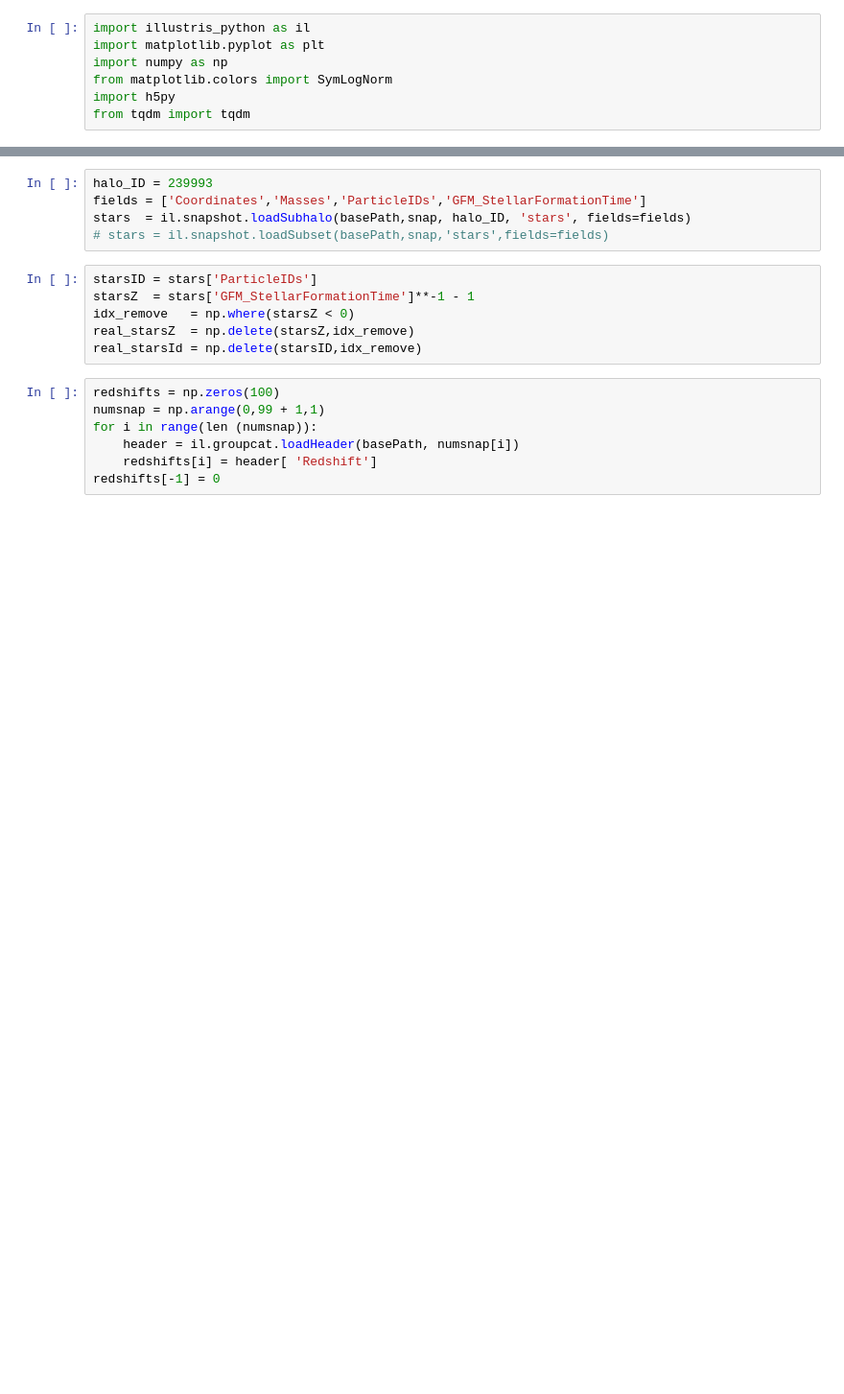
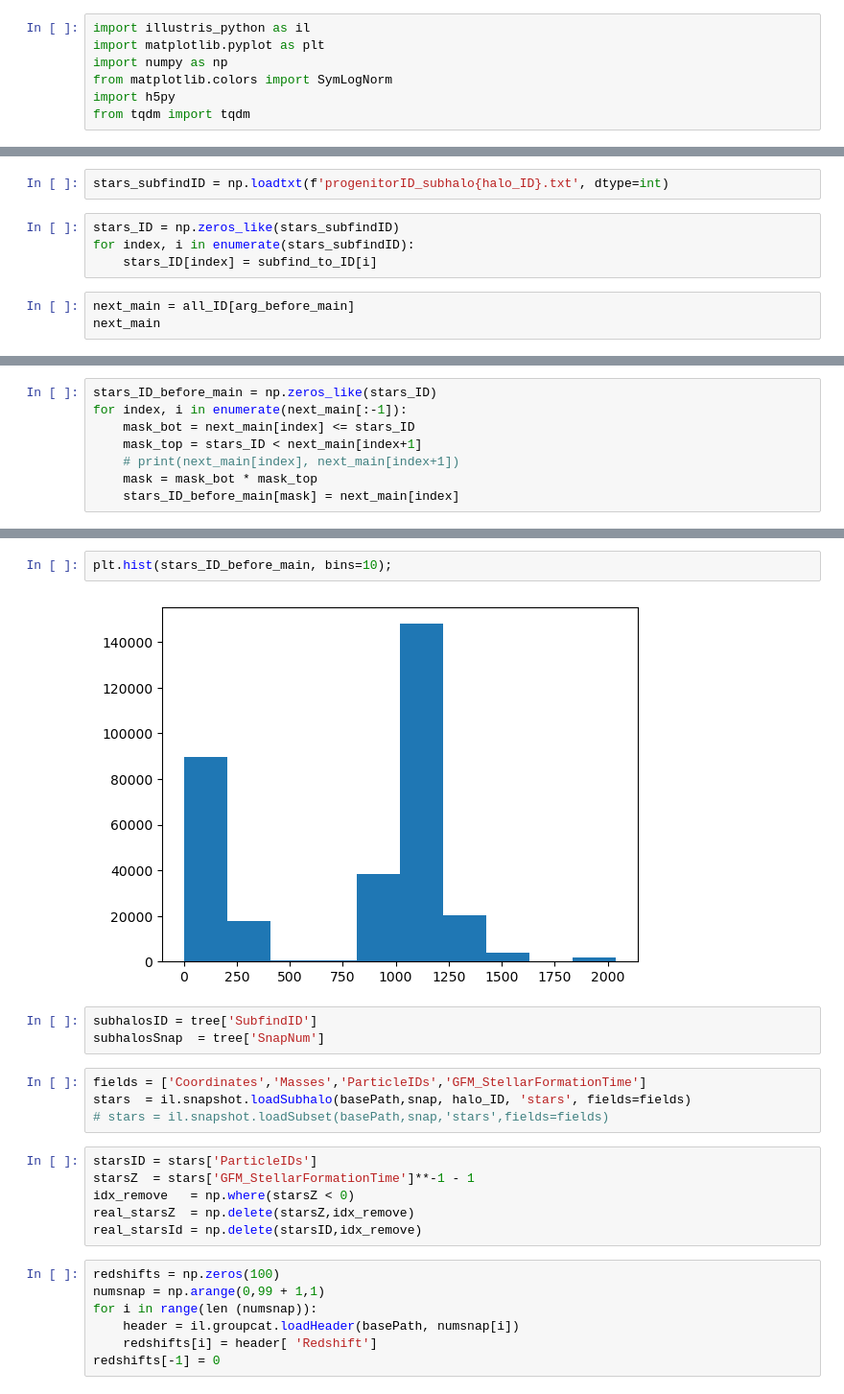
Before and after one commit to David-Chemaly/Stream_Finder, a Jupyter notebook: IllustrisHub.ipynb, the cells around one changed output, grey strips where cells are left out. Shown at 96% size. Drawn from its saved outputs; the diff is of its cells as text; blank space fills up the shorter version.

```diff
--- a/IllustrisHub.ipynb
+++ b/IllustrisHub.ipynb
@@ -23,0 +34,9 @@ array([239993, 239262, 235073, ..., 240400, 240411, 239294], dtype=int32)
+# %%
+stars_subfindID = np.loadtxt(f'progenitorID_subhalo{halo_ID}.txt', dtype=int)
+# %%
+stars_ID = np.zeros_like(stars_subfindID)
+for index, i in enumerate(stars_subfindID):
+    stars_ID[index] = subfind_to_ID[i]
+# %%
+next_main = all_ID[arg_before_main]
+next_main
@@ -23,0 +45,8 @@ array([239993, 239262, 235073, ..., 240400, 240411, 239294], dtype=int32)
+# %%
+stars_ID_before_main = np.zeros_like(stars_ID)
+for index, i in enumerate(next_main[:-1]):
+    mask_bot = next_main[index] <= stars_ID
+    mask_top = stars_ID < next_main[index+1]
+    # print(next_main[index], next_main[index+1])
+    mask = mask_bot * mask_top
+    stars_ID_before_main[mask] = next_main[index]
@@ -24,5 +109,11 @@ array([239993, 239262, 235073, ..., 240400, 240411, 239294], dtype=int32)
+# %%
+plt.hist(stars_ID_before_main, bins=10);
+# %% [output]
+[figure, added]
+# %%
+subhalosID = tree['SubfindID']
+subhalosSnap  = tree['SnapNum']
 # %%
-halo_ID = 239993
 fields = ['Coordinates','Masses','ParticleIDs','GFM_StellarFormationTime']
 stars  = il.snapshot.loadSubhalo(basePath,snap, halo_ID, 'stars', fields=fields)
 # stars = il.snapshot.loadSubset(basePath,snap,'stars',fields=fields)
```
Also changed, not shown: parts of 44 cells of this notebook.
